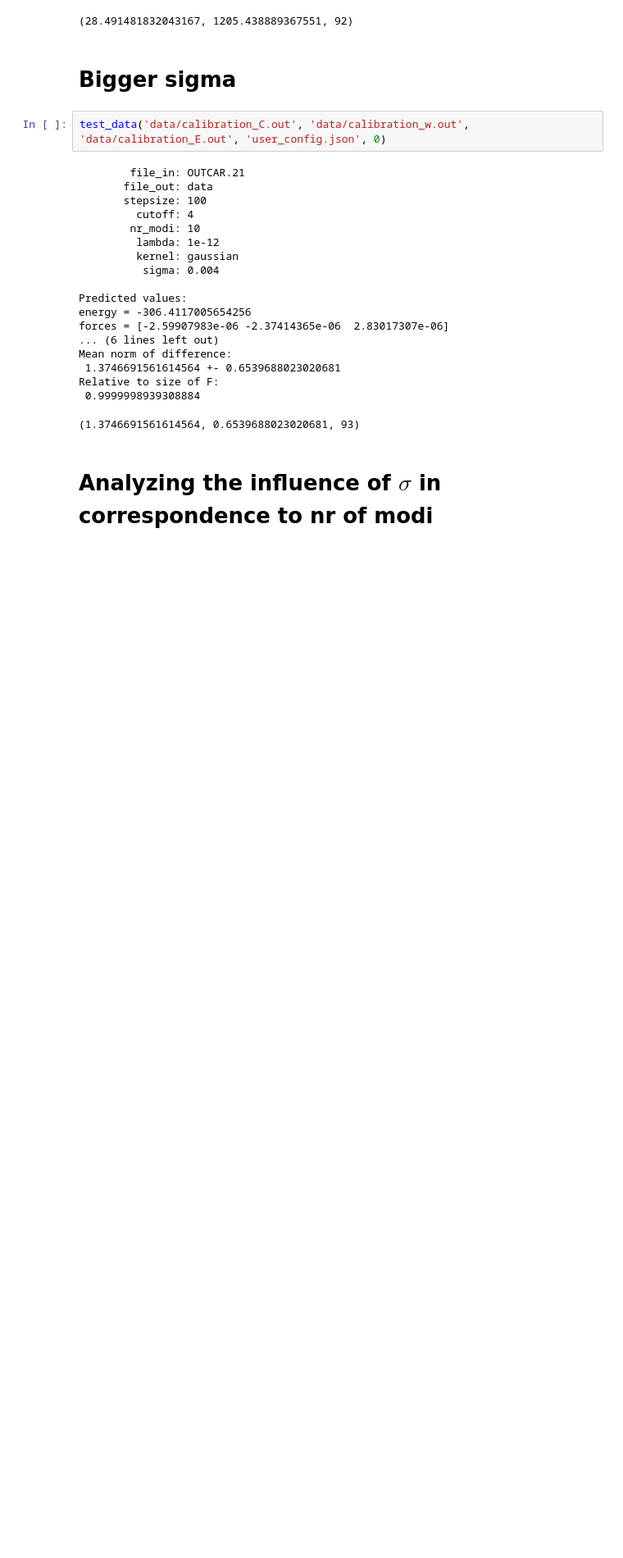
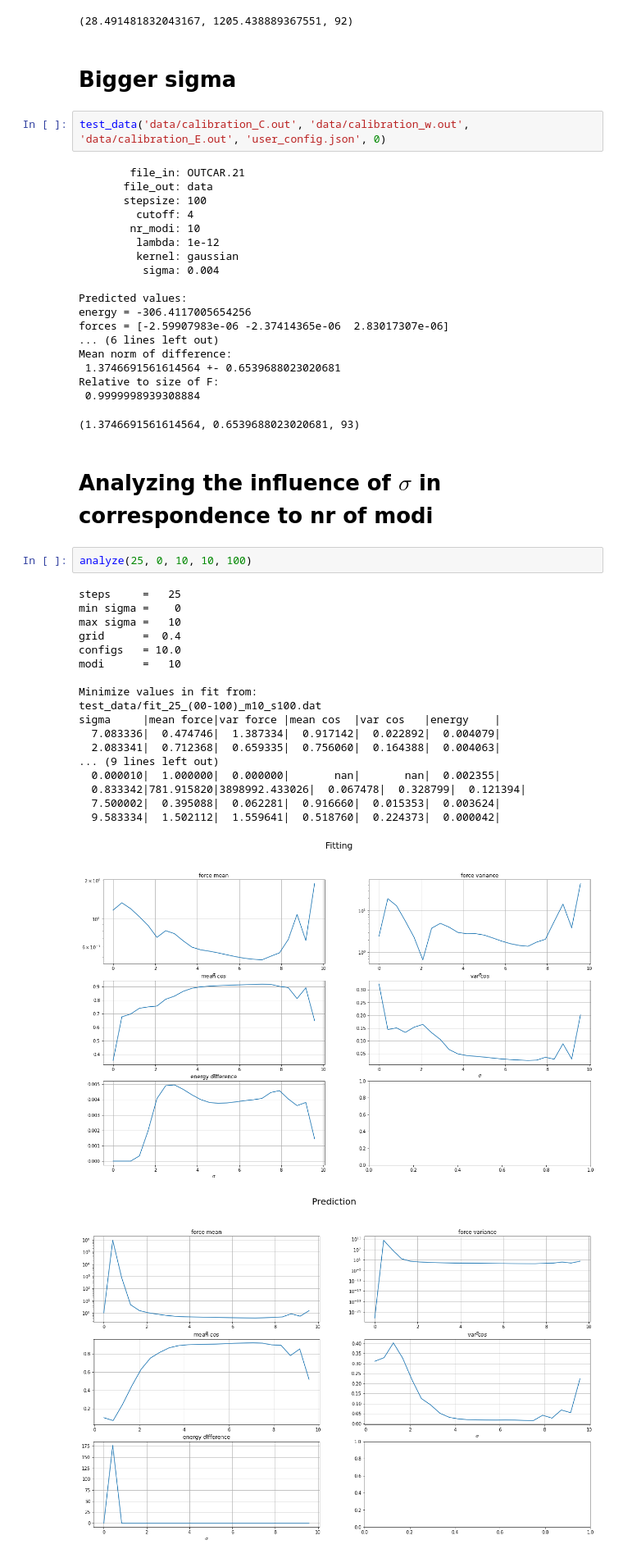
Before and after one commit to Lactose94/LP-Machine-Learning, a Jupyter notebook: Test_quality.ipynb, the cells around one changed output. Shown at 82% size. Cells and saved outputs as stored; diff of their text form; blank space fills up the shorter version.

```diff
--- a/Test_quality.ipynb
+++ b/Test_quality.ipynb
@@ -183,3 +187,25 @@ Relative to size of F:
 (1.3746691561614564, 0.6539688023020681, 93)
 # %% [markdown]
 # Analyzing the influence of $\sigma$ in correspondence to nr of modi
+# %%
+analyze(25, 0, 10, 10, 100)
+# %% [output]
+steps     =   25
+min sigma =    0
+max sigma =   10
+grid      =  0.4
+configs   = 10.0
+modi      =   10
+
+Minimize values in fit from:
+test_data/fit_25_(00-100)_m10_s100.dat
+sigma     |mean force|var force |mean cos  |var cos   |energy    |
+  7.083336|  0.474746|  1.387334|  0.917142|  0.022892|  0.004079|
+  2.083341|  0.712368|  0.659335|  0.756060|  0.164388|  0.004063|
+... (9 lines left out)
+  0.000010|  1.000000|  0.000000|       nan|       nan|  0.002355|
+  0.833342|781.915820|3898992.433026|  0.067478|  0.328799|  0.121394|
+  7.500002|  0.395088|  0.062281|  0.916660|  0.015353|  0.003624|
+  9.583334|  1.502112|  1.559641|  0.518760|  0.224373|  0.000042|
+[figure, added]
+[figure, added]
```
Also changed, not shown: parts of 14 cells of this notebook, 36 other files.
